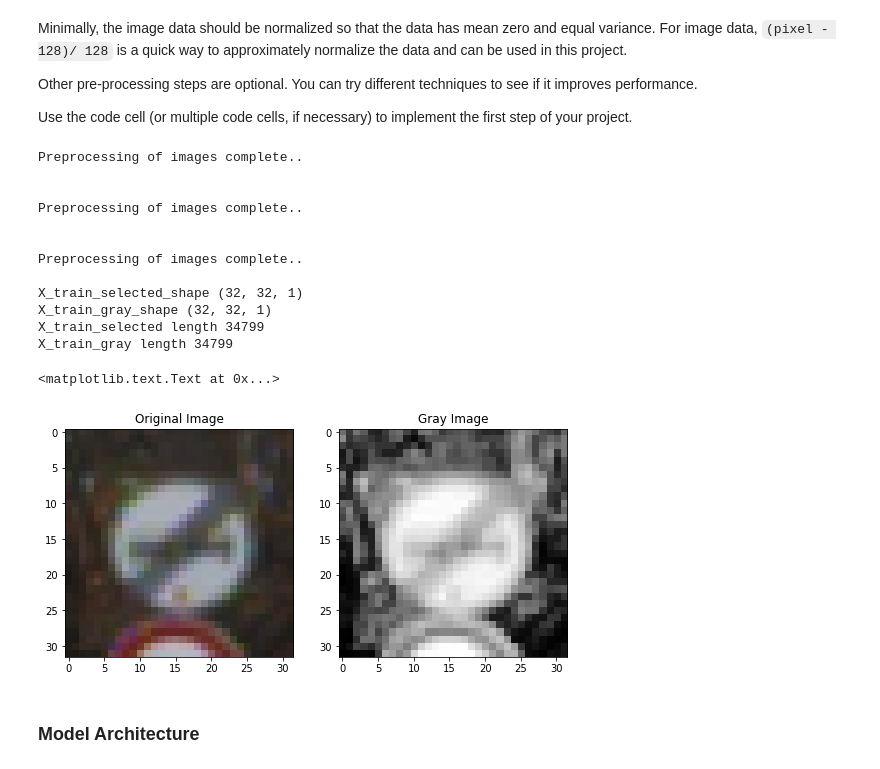
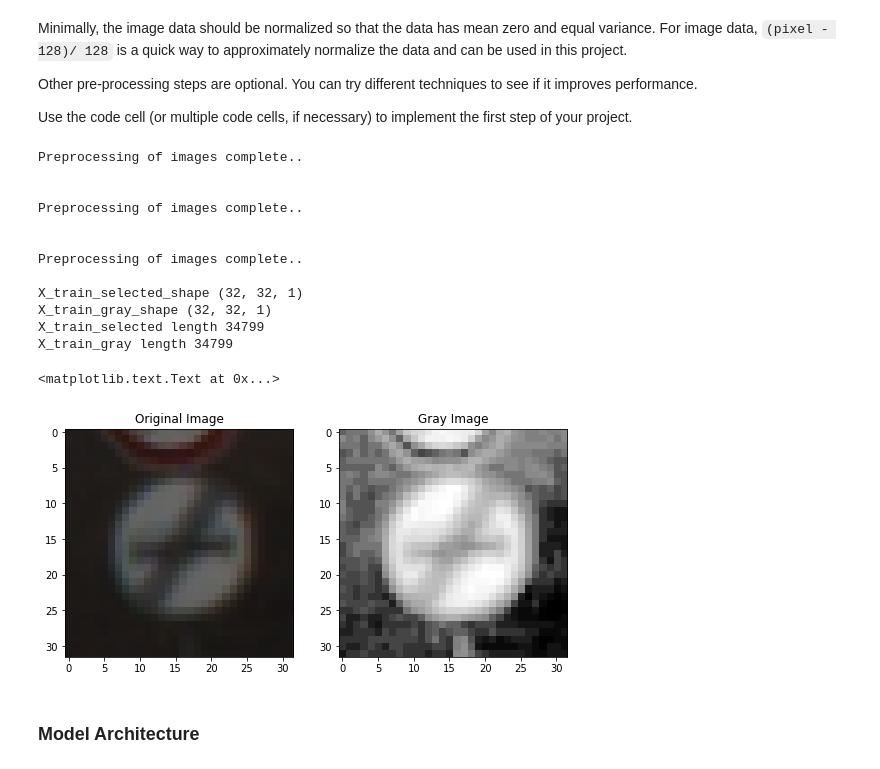
Before and after one commit to vggg/CarND-Traffic-Sign-Classifier-Project, a Jupyter notebook: Traffic_Sign_Classifier.ipynb, the cells around one changed output. Cells and saved outputs as stored; diff of their text form; code cells hidden in the pictures.

Commit message:
images

```diff
--- a/Traffic_Sign_Classifier.ipynb
+++ b/Traffic_Sign_Classifier.ipynb
@@ -242,7 +242,7 @@ def pre_processing(img_list):
     return np.reshape(np.array(processed), [count, shape[0], shape[1], 1])
 # %%
 
-image = X_train_rgb[65, :, :, :]
+image = X_train_rgb[10, :, :, :]
 X_train = pre_processing(X_train_rgb)
 X_validation = pre_processing(X_validation_rgb)
 X_test = pre_processing(X_test_rgb)
@@ -250,35 +250,35 @@ X_test = pre_processing(X_test_rgb)
 
 
 print ('X_train_selected_shape', X_train[0].shape)
 print ('X_train_gray_shape', X_train_gray[0].shape)
 print ('X_train_selected length', len(X_train_gray))
 print ('X_train_gray length', len(X_train_gray))
 
-gray = X_train[65, :, :, :]
+gray = X_train[10, :, :, :]
 
 fig = plt.figure(figsize=(9, 6))
 a=fig.add_subplot(1,2,1)
 imgplot = plt.imshow(image)
 a.set_title('Original Image')
 
 a=fig.add_subplot(1,2,2)
 imgplot = plt.imshow(gray.squeeze(), cmap='gray')
 a.set_title('Gray Image')
 # %% [output]
 Preprocessing of images complete..
 
 
 Preprocessing of images complete..
 
 
 Preprocessing of images complete..
 
 X_train_selected_shape (32, 32, 1)
 X_train_gray_shape (32, 32, 1)
 X_train_selected length 34799
 X_train_gray length 34799
 <matplotlib.text.Text at 0x...>
-[figure, old version]
+[figure, new version]
 # %%
 from sklearn.utils import shuffle
 
```
Also changed, not shown: parts of 4 cells of this notebook, 17 other files.
